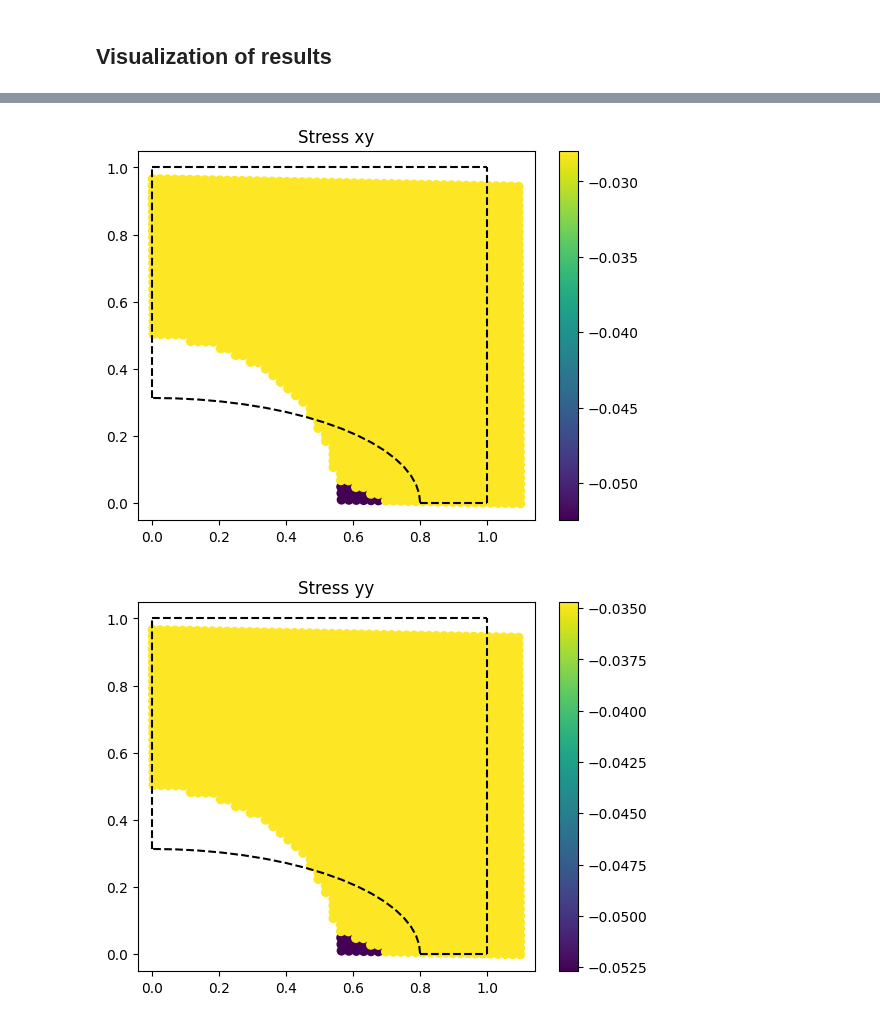
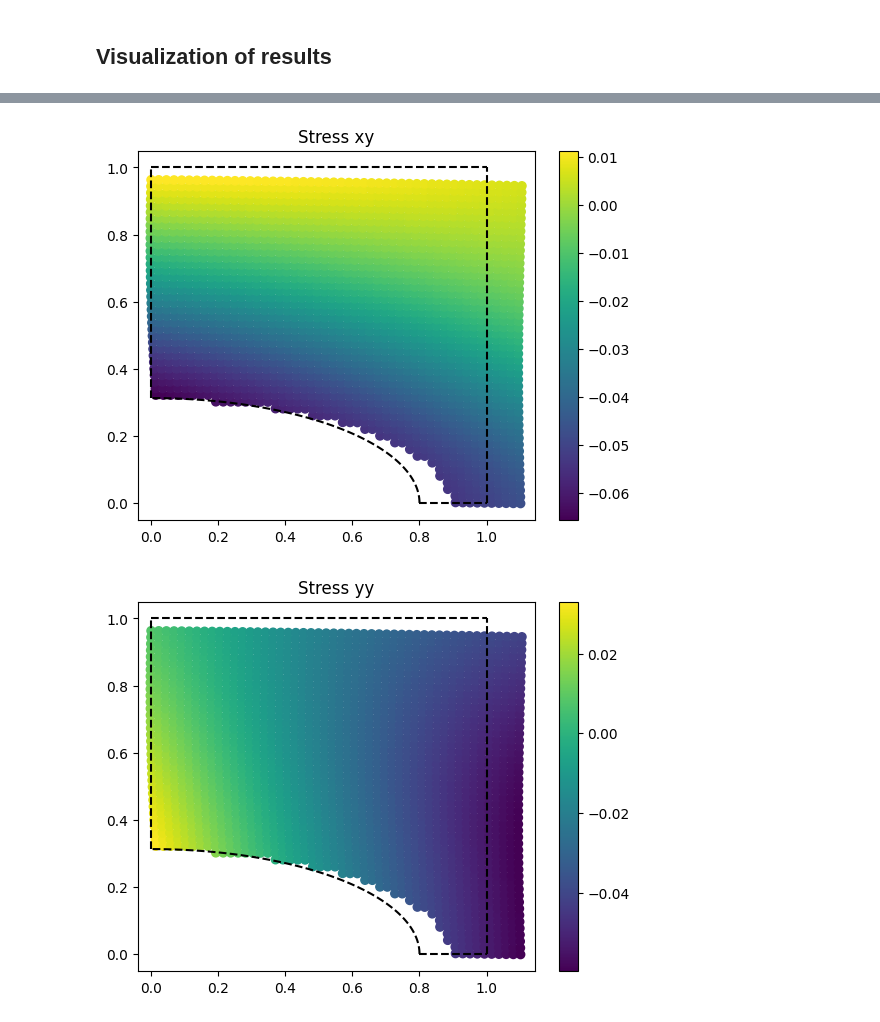
Before and after one commit to meyer-nils/numerical_examples, a Jupyter notebook: plate_hole_2d/ElliCHANGEDtorch.ipynb, the cells around one changed output, grey strips where cells are left out. Saved outputs shown, nothing was run; the diff lists cells and outputs as text; code cells hidden in the pictures.

Commit message:
changed validation data for elliptical hole

```diff
--- a/plate_hole_2d/ElliCHANGEDtorch.ipynb
+++ b/plate_hole_2d/ElliCHANGEDtorch.ipynb
@@ -12,7 +12,7 @@ import matplotlib.pyplot as plt
 import random
 from math import pi, ceil
 
-#from global_constants import L, Re_x, B0, EPS0, MU, LBD, R
+from global_constants import L, Re_x, B0, EPS0, MU, LBD, R
 
 
 
@@ -90,7 +90,7 @@ def set_boundaries(Re_x, Re_y, L, N):
     print("number of points right boundaries", N)
     print("number of points left boundaries", ceil(N*(1-Re_y)))
     print("number of points bottom boundaries", ceil(N*(1-Re_x)))
-    return x_top, y_top, x_right, y_right, x_left, y_left, x_bottom, y_bottom, x_hole, y_hole
+    return x_top, y_top, x_right, y_right, x_left, y_left, x_bottom, y_bottom, x_hole, y_hole, n_hole
 
 def plot_plate_with_hole(x_collo, y_collo,x_top, y_top, x_right, y_right, x_left, y_left, x_bottom, y_bottom, x_hole, y_hole):
     # Visualize geometry (Dirichlet blue, Neumann red)
@@ -106,7 +106,7 @@ def plot_plate_with_hole(x_collo, y_collo,x_top, y_top, x_right, y_right, x_left
 Re_xnew, Re_ynew = create_ellipse(Re_x,SuAr, L)
 plot_quarter_elli(Re_xnew, Re_ynew)
 x_collo, y_collo = create_collocation_points(Re_xnew, Re_ynew, L, N)
-x_top, y_top, x_right, y_right, x_left, y_left, x_bottom, y_bottom, x_hole, y_hole = set_boundaries(Re_xnew, Re_ynew, L, N)
+x_top, y_top, x_right, y_right, x_left, y_left, x_bottom, y_bottom, x_hole, y_hole, n_hole = set_boundaries(Re_xnew, Re_ynew, L, N)
 plot_plate_with_hole(x_collo, y_collo, x_top, y_top, x_right, y_right, x_left, y_left, x_bottom, y_bottom, x_hole, y_hole)
 # %% [output]
 radius x-axis:  0.8
@@ -127,16 +120,18 @@ An ANN might be considered as a generic function approximator. In this case, it
 class Net(torch.nn.Module):
     def __init__(self):
         super(Net, self).__init__()
-        hn = 8
+        hn = 12
         self.hidden_layer1 = torch.nn.Linear(2,hn)
         self.hidden_layer2 = torch.nn.Linear(hn,hn-4)
-        self.output_layer = torch.nn.Linear(hn-4,2)
+        self.hidden_layer3 = torch.nn.Linear(hn-4,hn)
+        self.output_layer = torch.nn.Linear(hn,2)
 
     def forward(self, x, y):
         inputs = torch.column_stack([x, y])
-        layer1_out = torch.relu(self.hidden_layer1(inputs))
-        layer2_out = torch.relu(self.hidden_layer2(layer1_out))
-        output = self.output_layer(layer2_out)
+        layer1_out = torch.tanh(self.hidden_layer1(inputs))
+        layer2_out = torch.tanh(self.hidden_layer2(layer1_out))
+        layer3_out = torch.tanh(self.hidden_layer3(layer2_out))
+        output = self.output_layer(layer3_out)
         return output
 # %% [markdown]
 ## The physics
@@ -258,7 +253,7 @@ RuntimeError: einsum(): dimension 0 covered by ellipsis in operand 1has size 19
 # Create a validation domain different from the training domain
 val_x, val_y = np.meshgrid(np.linspace(0, L, 50), np.linspace(0, L, 50))
 val_domain = np.vstack([val_x.ravel(), val_y.ravel()]).T
-val_domain = val_domain[(val_domain[:,0] ** 2 + val_domain[:,1] ** 2) > R**2]
+val_domain = val_domain[((val_domain[:,0] ** 2)/(Re_xnew**2)) + ((val_domain[:,1] ** 2)/(Re_ynew**2)) > 1]
 val_x = torch.tensor(val_domain[:,0], requires_grad=True).float()
 val_y = torch.tensor(val_domain[:,1], requires_grad=True).float()
 
@@ -293,2 +288,2 @@ make_plot(disp[:, 1], "Displacement in y", cmap="inferno_r")
-[figure, old version]
+[figure, new version]
-[figure, old version]
+[figure, new version]
```
Also changed, not shown: parts of 5 cells of this notebook, 1 other file.
